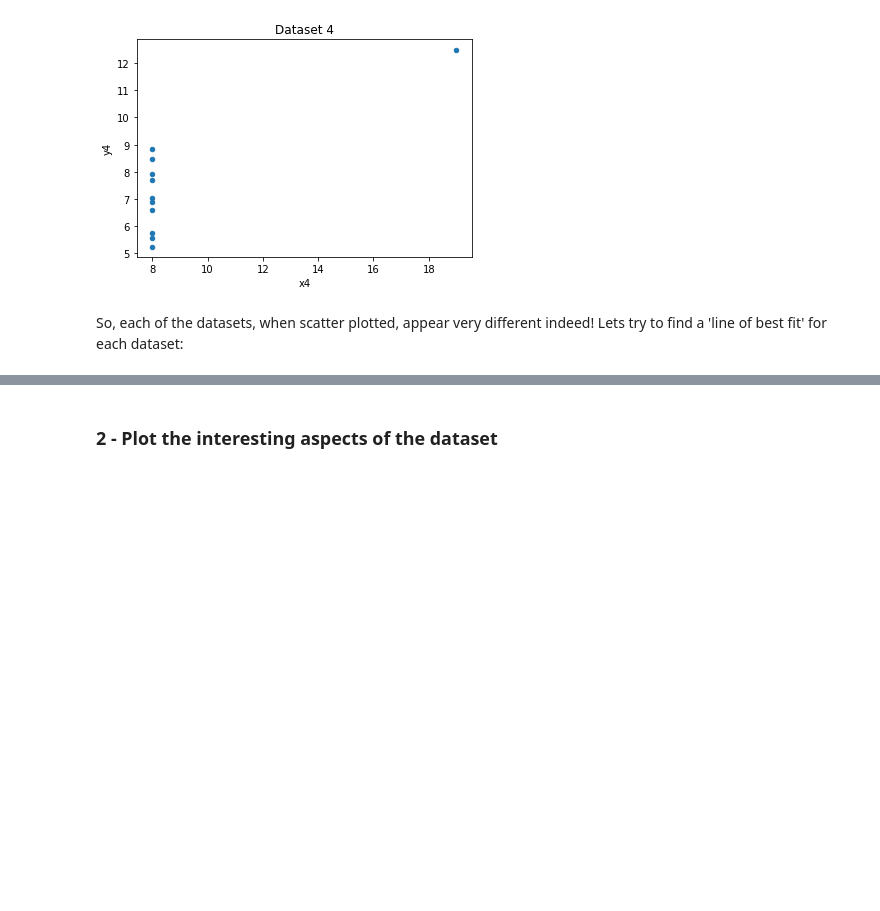
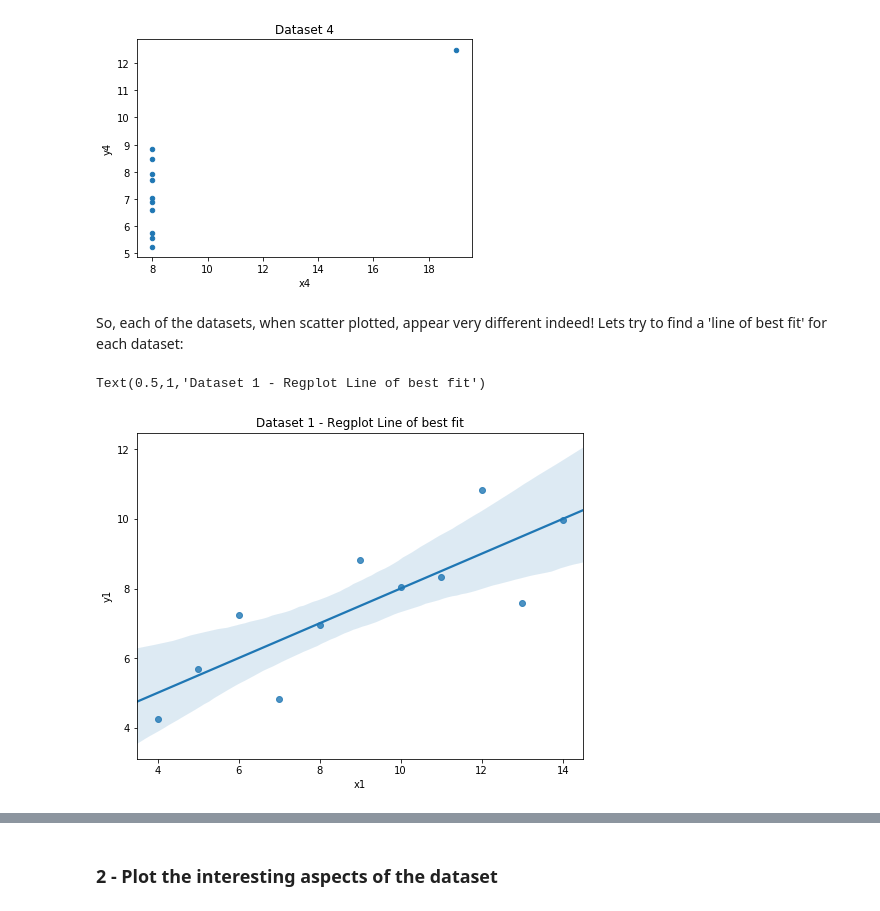
Before and after one commit to Aqua5lad/Anscombes-quartet-dataset, a Jupyter notebook: Anscombes Dataset Analysis.ipynb, the cells around one changed output, grey strips where cells are left out. Drawn from its saved outputs; the diff is of its cells as text; code cells hidden in the pictures; blank space fills up the shorter version.

Commit message:
try different plots

```diff
--- a/Anscombes Dataset Analysis.ipynb
+++ b/Anscombes Dataset Analysis.ipynb
@@ -99,3 +99,9 @@ Text(0.5,1,'Dataset 4')
 [figure]
 # %% [markdown]
 So, each of the datasets, when scatter plotted, appear very different indeed! Lets try to find a 'line of best fit' for each dataset:
+# %%
+sns.regplot(df.x1, df.y1);
+plt.title('Dataset 1 - Regplot Line of best fit')
+# %% [output]
+Text(0.5,1,'Dataset 1 - Regplot Line of best fit')
+[figure, added]
```
Also changed, not shown: parts of 8 cells of this notebook.
